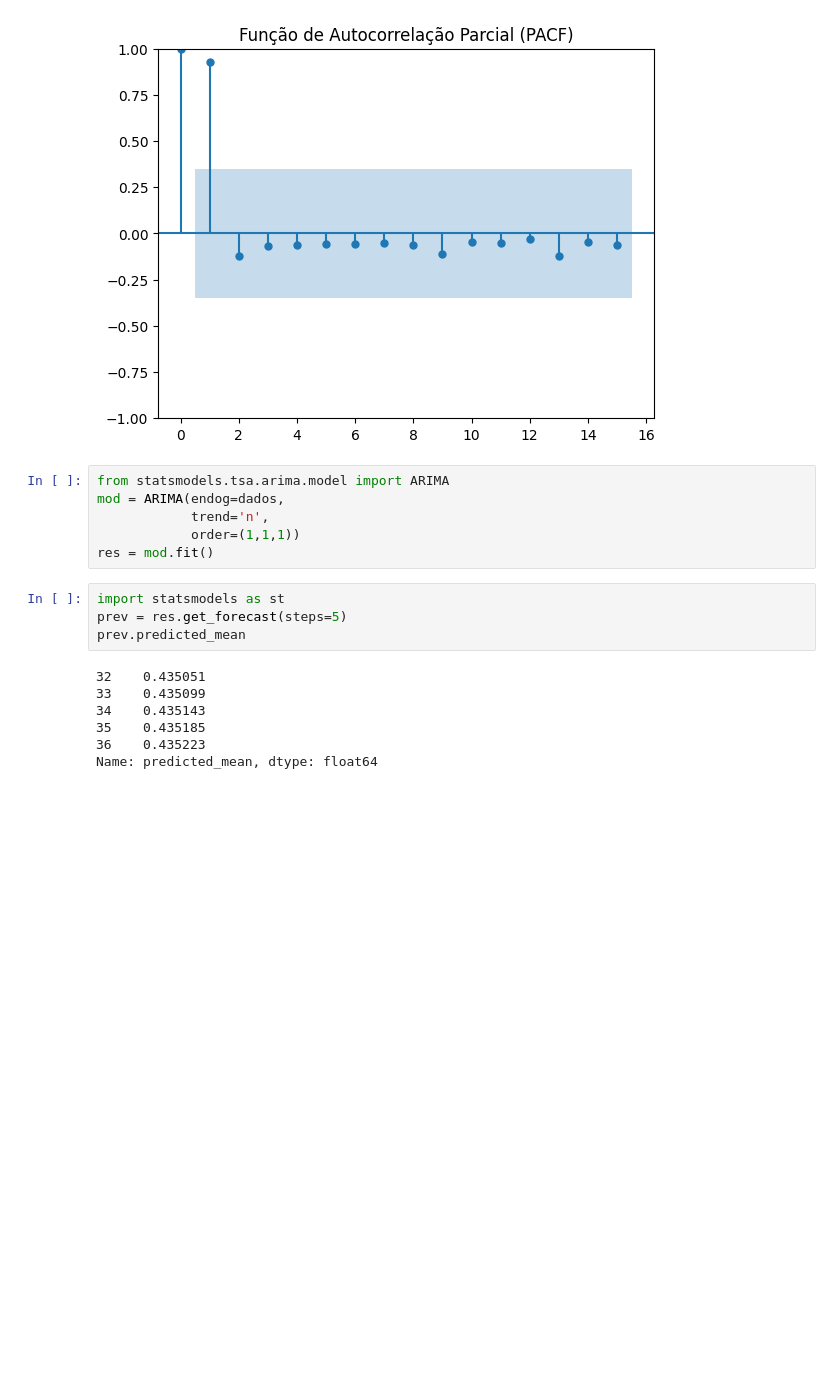
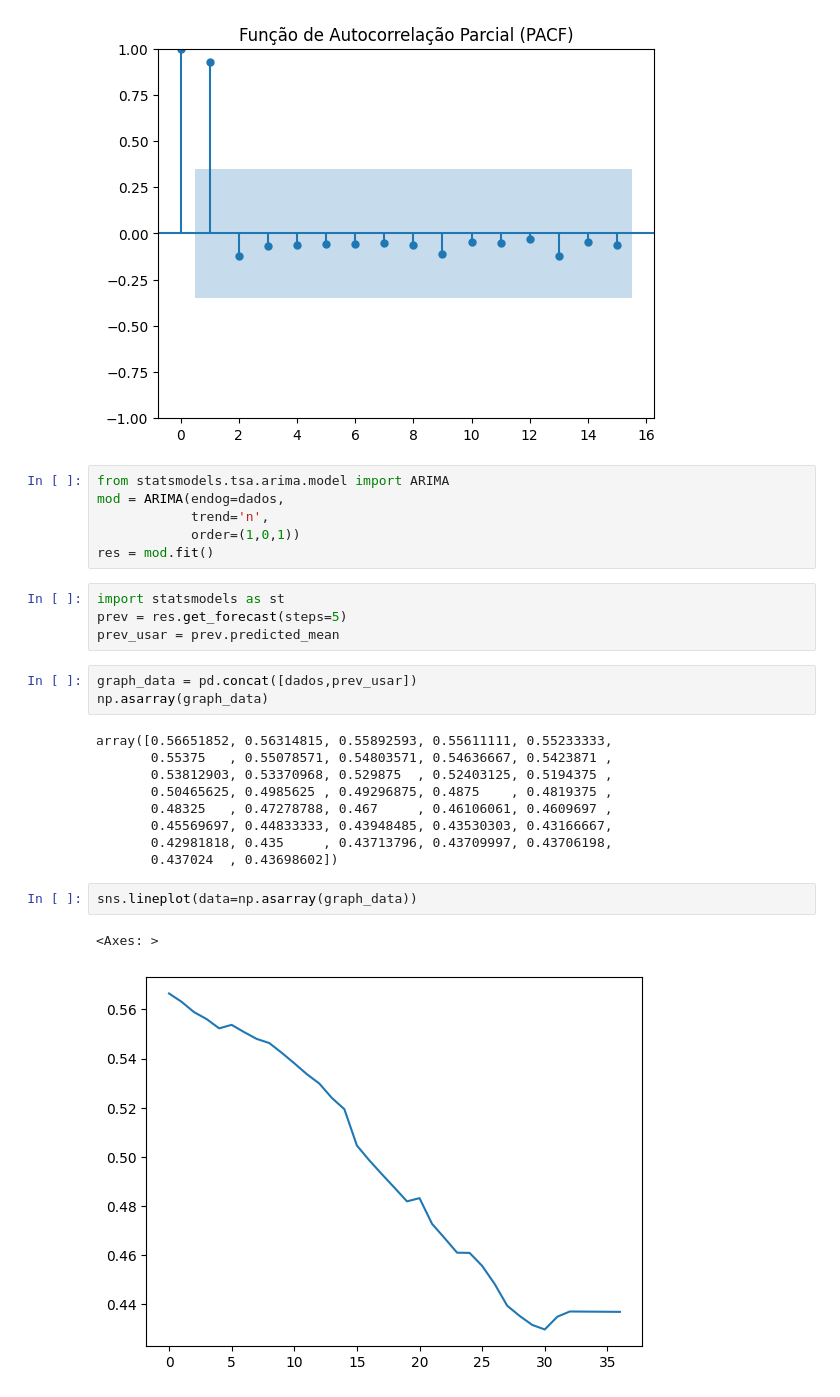
Before and after one commit to RafaelJosePortoSilva/analise_gender_inequality, a Jupyter notebook: main.ipynb, the cells around one changed output. Drawn from its saved outputs; the diff is of its cells as text; blank space fills up the shorter version.

```diff
--- a/main.ipynb
+++ b/main.ipynb
@@ -256,16 +252,26 @@ plt.show()
 from statsmodels.tsa.arima.model import ARIMA
 mod = ARIMA(endog=dados,
             trend='n',
-            order=(1,1,1))
+            order=(1,0,1))
 res = mod.fit()
 # %%
 import statsmodels as st
 prev = res.get_forecast(steps=5)
-prev.predicted_mean
+prev_usar = prev.predicted_mean
-# %% [output]
-32    0.435051
-33    0.435099
-34    0.435143
-35    0.435185
-36    0.435223
-Name: predicted_mean, dtype: float64
+# %%
+graph_data = pd.concat([dados,prev_usar])
+np.asarray(graph_data)
+# %% [output]
+array([0.56651852, 0.56314815, 0.55892593, 0.55611111, 0.55233333,
+       0.55375   , 0.55078571, 0.54803571, 0.54636667, 0.5423871 ,
+       0.53812903, 0.53370968, 0.529875  , 0.52403125, 0.5194375 ,
+       0.50465625, 0.4985625 , 0.49296875, 0.4875    , 0.4819375 ,
+       0.48325   , 0.47278788, 0.467     , 0.46106061, 0.4609697 ,
+       0.45569697, 0.44833333, 0.43948485, 0.43530303, 0.43166667,
+       0.42981818, 0.435     , 0.43713796, 0.43709997, 0.43706198,
+       0.437024  , 0.43698602])
+# %%
+sns.lineplot(data=np.asarray(graph_data))
+# %% [output]
+<Axes: >
+[figure, added]
```
Also changed, not shown: parts of 3 cells of this notebook.
